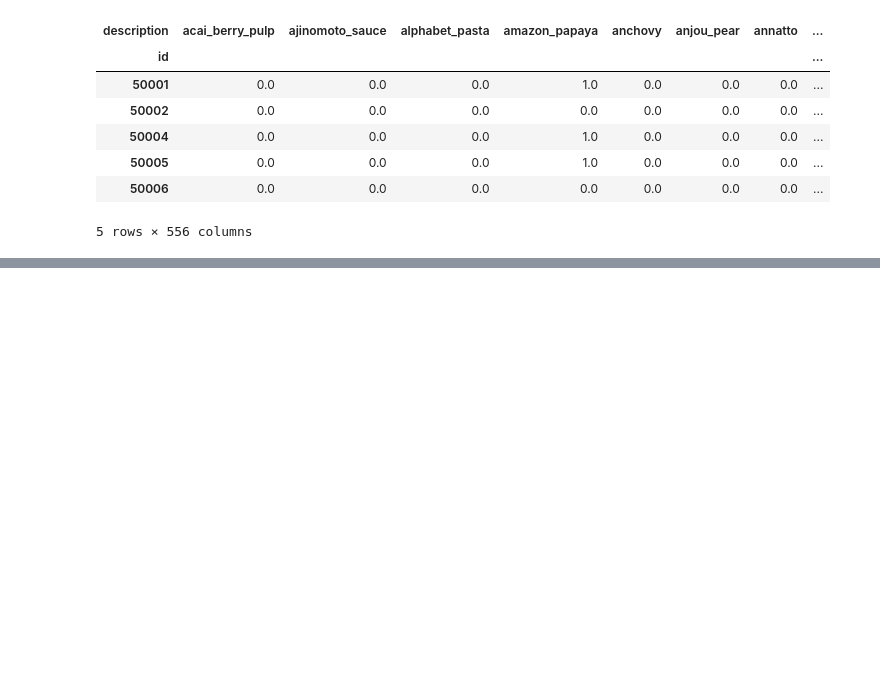
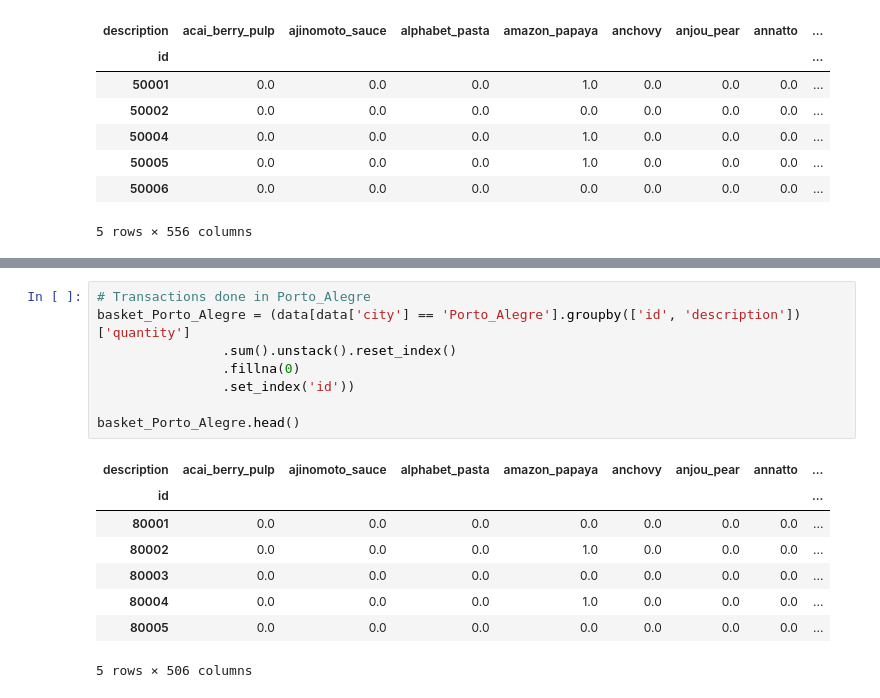
Before and after one commit to alokg1019/DataMining_Team1, a Jupyter notebook: Association_Analysis_CES.ipynb, the cells around one changed output, grey strips where cells are left out. Drawn from its saved outputs; the diff is of its cells as text; blank space fills up the shorter version.

```diff
--- a/Association_Analysis_CES.ipynb
+++ b/Association_Analysis_CES.ipynb
@@ -173,0 +208,17 @@ basket_Florianopolis.head()
+# %%
+# Transactions done in Porto_Alegre
+basket_Porto_Alegre = (data[data['city'] == 'Porto_Alegre'].groupby(['id', 'description'])['quantity']
+                .sum().unstack().reset_index()
+                .fillna(0)
+                .set_index('id'))
+
+basket_Porto_Alegre.head()
+# %% [output]
+| description | acai_berry_pulp | ajinomoto_sauce | alphabet_pasta | amazon_papaya | anchovy | anjou_pear | annatto | ... |
+| id |  |  |  |  |  |  |  | ... |
+| 80001 | 0.0 | 0.0 | 0.0 | 0.0 | 0.0 | 0.0 | 0.0 | ... |
+| 80002 | 0.0 | 0.0 | 0.0 | 1.0 | 0.0 | 0.0 | 0.0 | ... |
+| 80003 | 0.0 | 0.0 | 0.0 | 0.0 | 0.0 | 0.0 | 0.0 | ... |
+| 80004 | 0.0 | 0.0 | 0.0 | 1.0 | 0.0 | 0.0 | 0.0 | ... |
+| 80005 | 0.0 | 0.0 | 0.0 | 0.0 | 0.0 | 0.0 | 0.0 | ... |
+5 rows × 506 columns
```
Also changed, not shown: parts of 5 cells of this notebook.
